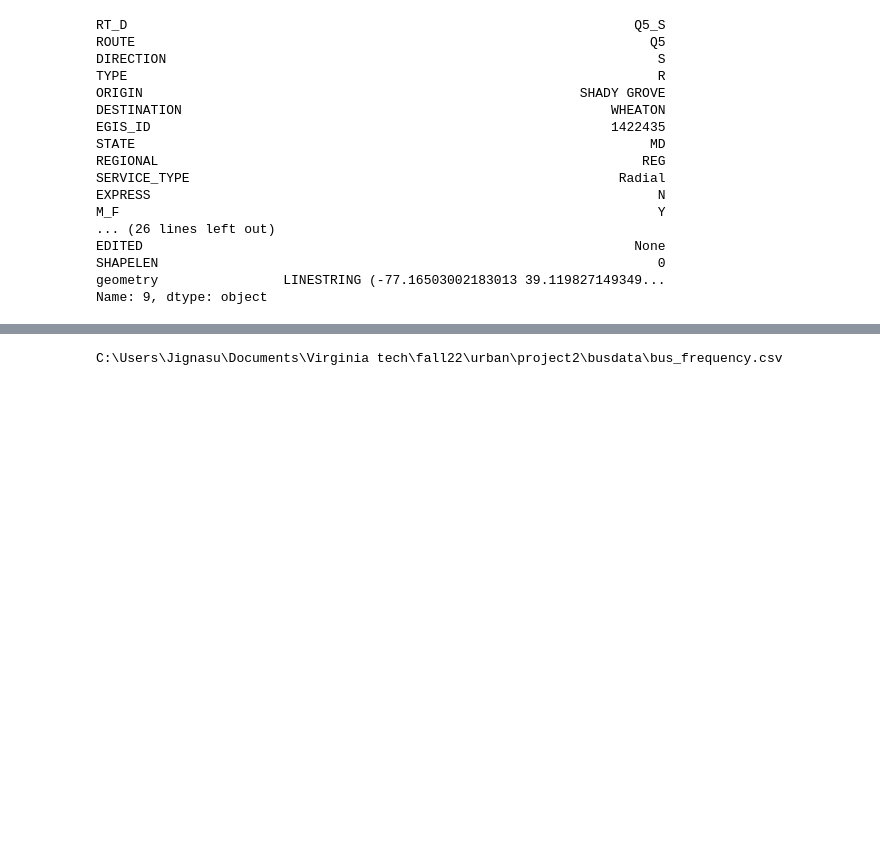
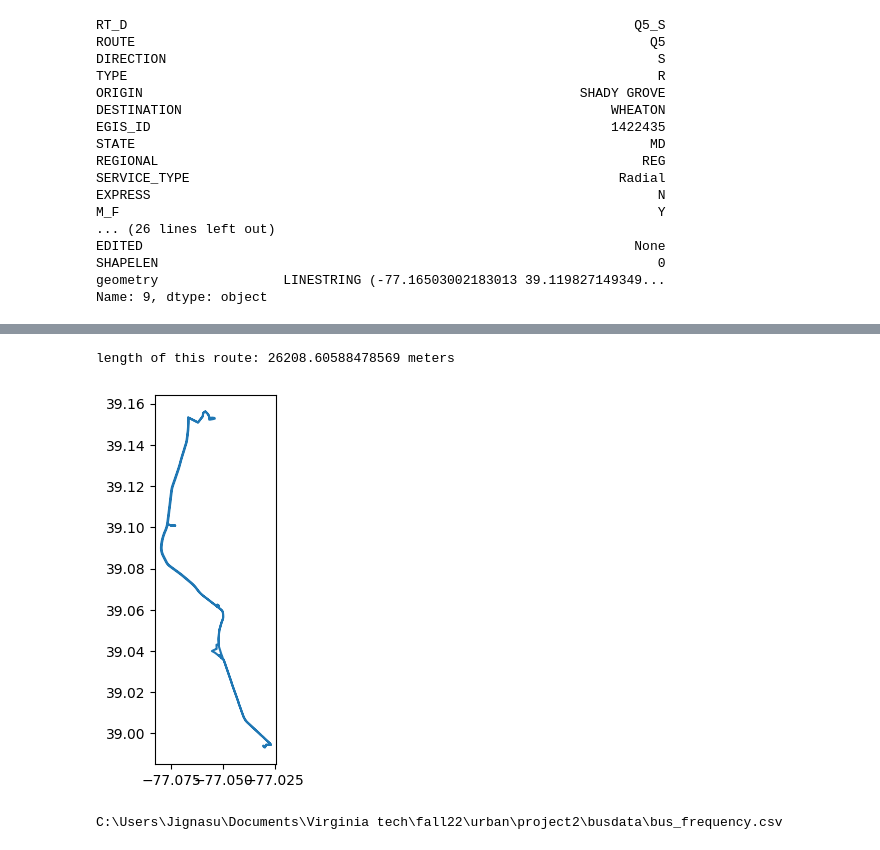
Before and after one commit to Mister-JP/Uber_bus_2022, a Jupyter notebook: bus_route_data_maker.ipynb, the cells around one changed output, grey strips where cells are left out. Cells and saved outputs as stored; diff of their text form; code cells hidden in the pictures; blank space fills up the shorter version.

Commit message:
added few lines of code

```diff
--- a/bus_route_data_maker.ipynb
+++ b/bus_route_data_maker.ipynb
@@ -68,6 +84,20 @@ for route in route_linestring:
     project = partial(pyproj.transform,pyproj.Proj('EPSG:4326'), pyproj.Proj('EPSG:32633'))
     line = transform(project, route_linestring[route])
     route_length[route] = line.length
+# %%
+count=0
+for route in routes_lines:
+    multi_line = geometry.MultiLineString(routes_lines[route])
+    merged_line = ops.linemerge(multi_line)
+    map_segment = gpd.GeoDataFrame({'geometry':[merged_line]})
+    print("length of this route: "+str(route_length[route]) + " meters")
+    map_segment.plot()
+    count+=1
+    if(count>0):
+        break
+# %% [output]
+length of this route: 26208.60588478569 meters
+[figure, added]
 # %%
 df = pd.DataFrame(route_length, index=[0])
 df.to_csv('route_length.csv', index=False, header=True)
```
Also changed, not shown: parts of 3 cells of this notebook.
